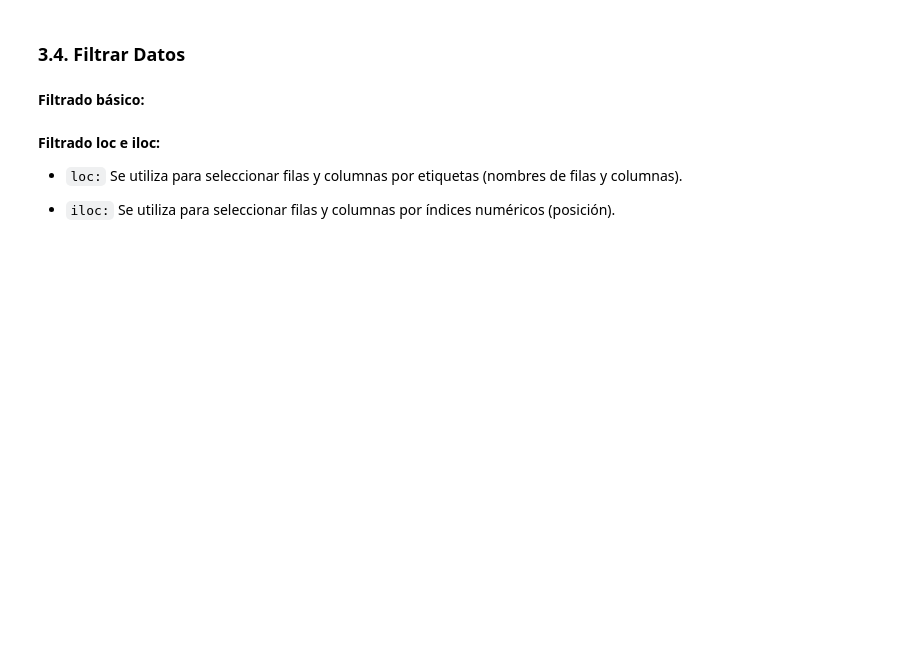
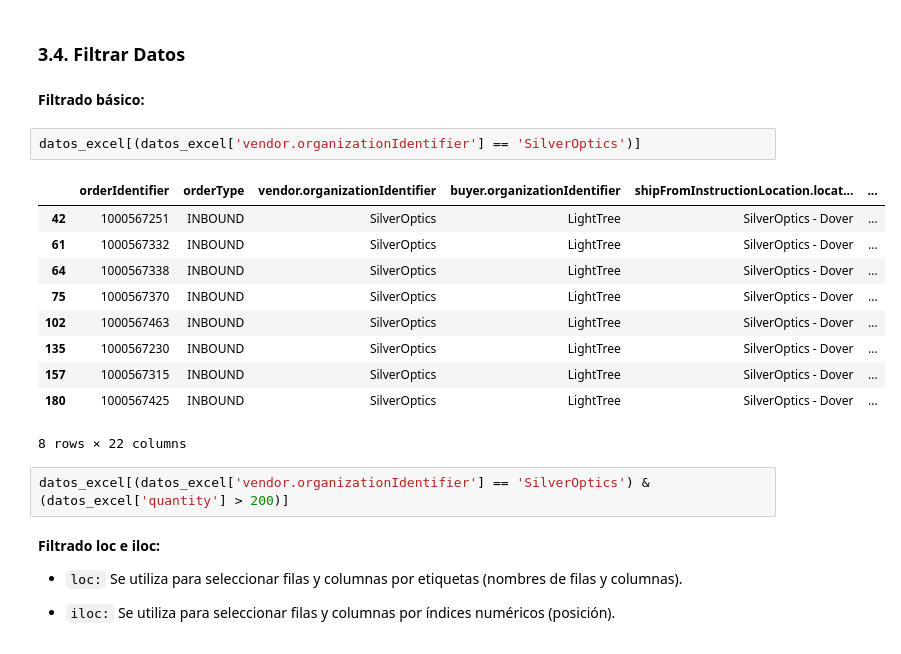
Before and after one commit to cdsaineac/Bootcamp-DS-202604, a Jupyter notebook: Clase 05 - Pandas/intro_pandas.ipynb, the cells around one changed output. Saved outputs shown, nothing was run; the diff lists cells and outputs as text; blank space fills up the shorter version.

```diff
--- a/Clase 05 - Pandas/intro_pandas.ipynb
+++ b/Clase 05 - Pandas/intro_pandas.ipynb
@@ -92,6 +170,21 @@ Pandas proporciona funciones útiles para explorar datos:
 ### 3.4. Filtrar Datos
 # %% [markdown]
 **Filtrado básico:**
+# %%
+datos_excel[(datos_excel['vendor.organizationIdentifier'] == 'SilverOptics')]
+# %% [output]
+|  | orderIdentifier | orderType | vendor.organizationIdentifier | buyer.organizationIdentifier | shipFromInstructionLocation.locat... | ... |
+| 42 | 1000567251 | INBOUND | SilverOptics | LightTree | SilverOptics - Dover | ... |
+| 61 | 1000567332 | INBOUND | SilverOptics | LightTree | SilverOptics - Dover | ... |
+| 64 | 1000567338 | INBOUND | SilverOptics | LightTree | SilverOptics - Dover | ... |
+| 75 | 1000567370 | INBOUND | SilverOptics | LightTree | SilverOptics - Dover | ... |
+| 102 | 1000567463 | INBOUND | SilverOptics | LightTree | SilverOptics - Dover | ... |
+| 135 | 1000567230 | INBOUND | SilverOptics | LightTree | SilverOptics - Dover | ... |
+| 157 | 1000567315 | INBOUND | SilverOptics | LightTree | SilverOptics - Dover | ... |
+| 180 | 1000567425 | INBOUND | SilverOptics | LightTree | SilverOptics - Dover | ... |
+8 rows × 22 columns
+# %%
+datos_excel[(datos_excel['vendor.organizationIdentifier'] == 'SilverOptics') & (datos_excel['quantity'] > 200)]
 # %% [markdown]
 **Filtrado loc e iloc:**
 
```
Also changed, not shown: parts of 8 cells of this notebook.
